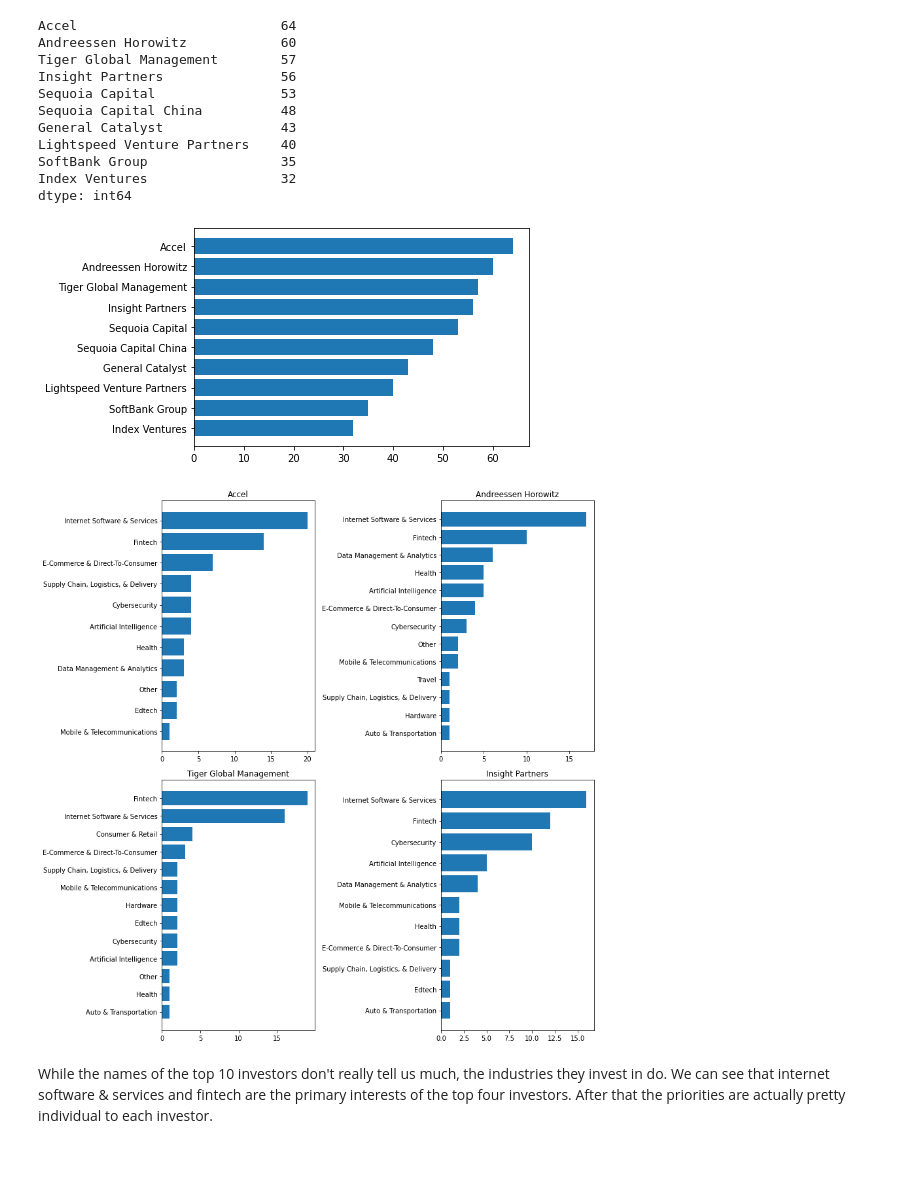
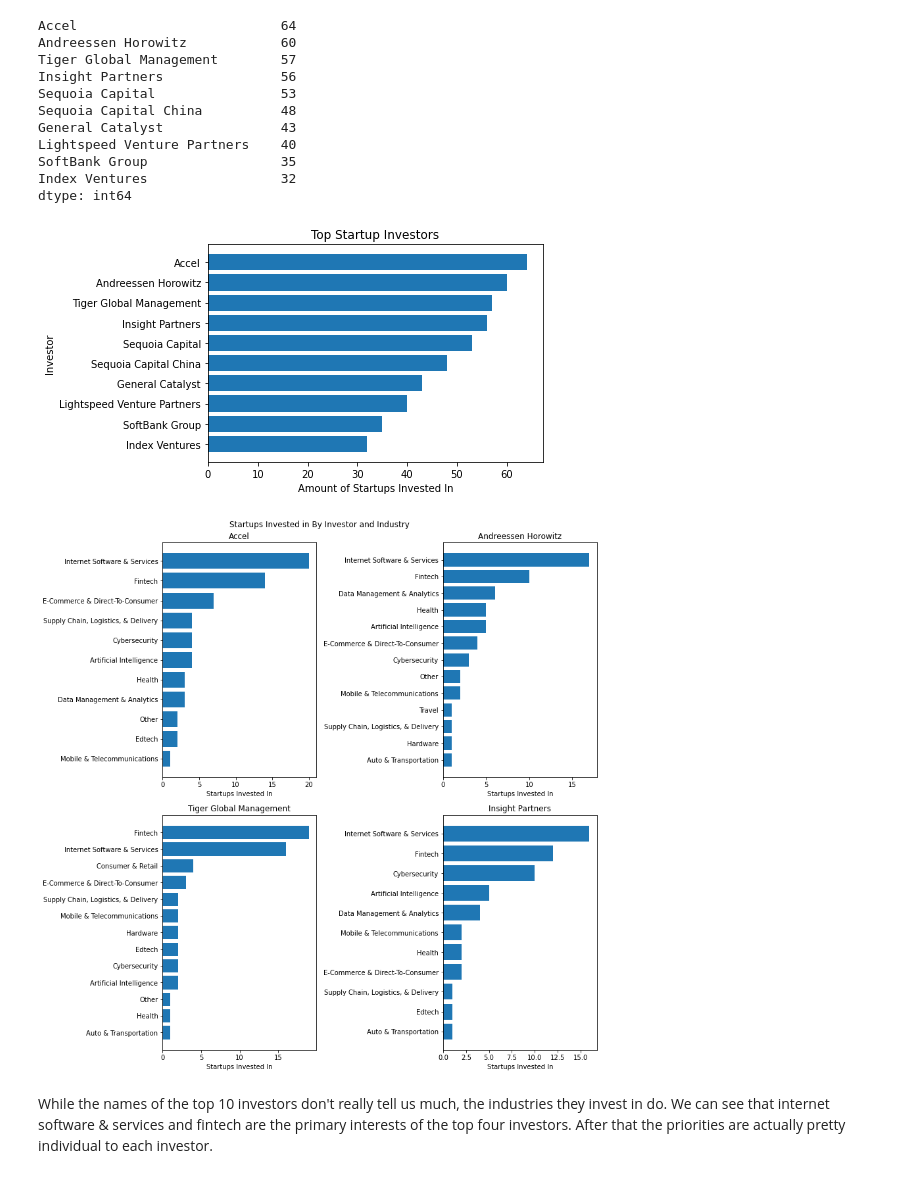
Before and after one commit to LinkWentz/startups-analysis, a Jupyter notebook: analysis.ipynb, the cells around one changed output. Saved outputs shown, nothing was run; the diff lists cells and outputs as text; code cells hidden in the pictures.

```diff
--- a/analysis.ipynb
+++ b/analysis.ipynb
@@ -144,11 +152,16 @@ dtype: int64
 # %%
 top_10_investors = ranked_investors.head(10)
 top_10_investors.sort_values(ascending=True, inplace=True)
 
 plt.barh(top_10_investors.index[0:10], top_10_investors.head(10))
+
+plt.xlabel('Amount of Startups Invested In')
+plt.ylabel('Investor')
+plt.title('Top Startup Investors')
+
 plt.show()
 # %% [output]
-[figure, old version]
+[figure, new version]
 # %%
 n = 4
 
@@ -161,10 +174,13 @@ for i in range(n):
     investor_portfolio = investor_portfolio.sort_values('Company')
     ax.barh(investor_portfolio.index, investor_portfolio['Company'])
     ax.set_title(investor)
+    ax.set_xlabel('Startups Invested In')
+
+fig.suptitle('Startups Invested in By Investor and Industry')
 
 fig.tight_layout()
 # %% [output]
-[figure, old version]
+[figure, new version]
 # %% [markdown]
 While the names of the top 10 investors don't really tell us much, the industries they invest in do. We can see that internet software & services and fintech are the primary interests of the top four investors. After that the priorities are actually pretty individual to each investor.
 # %% [markdown]
```
Also changed, not shown: parts of 5 cells of this notebook.
